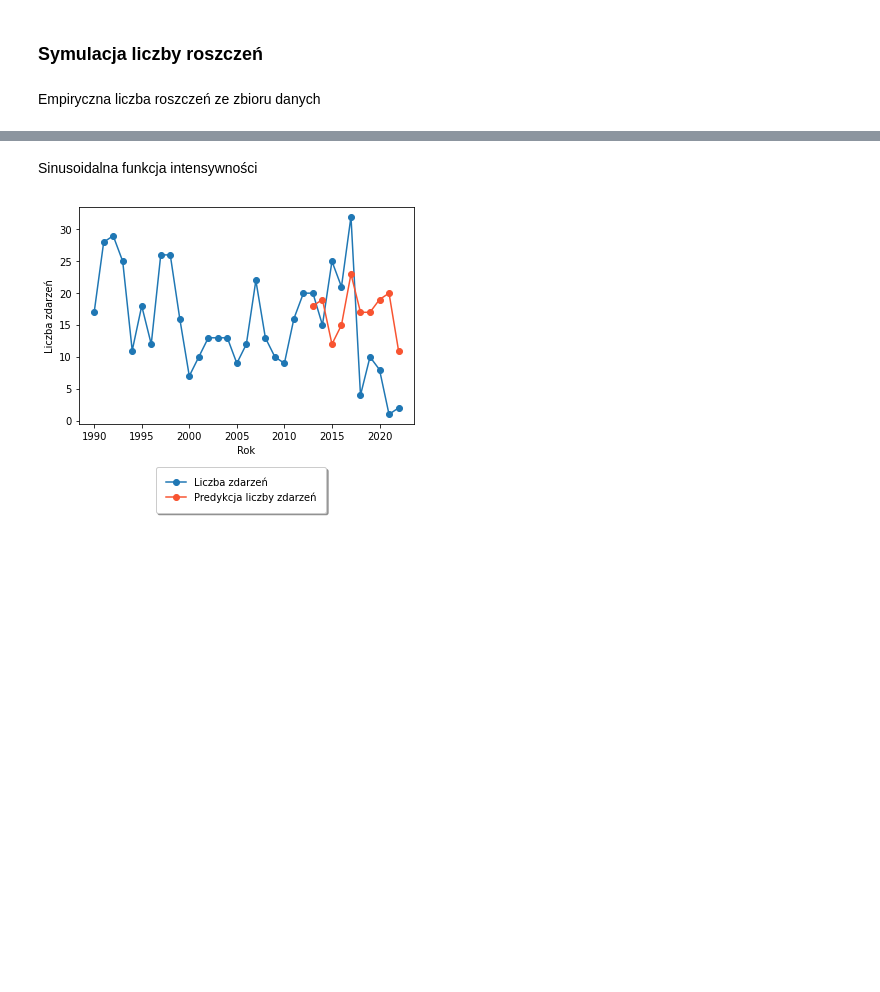
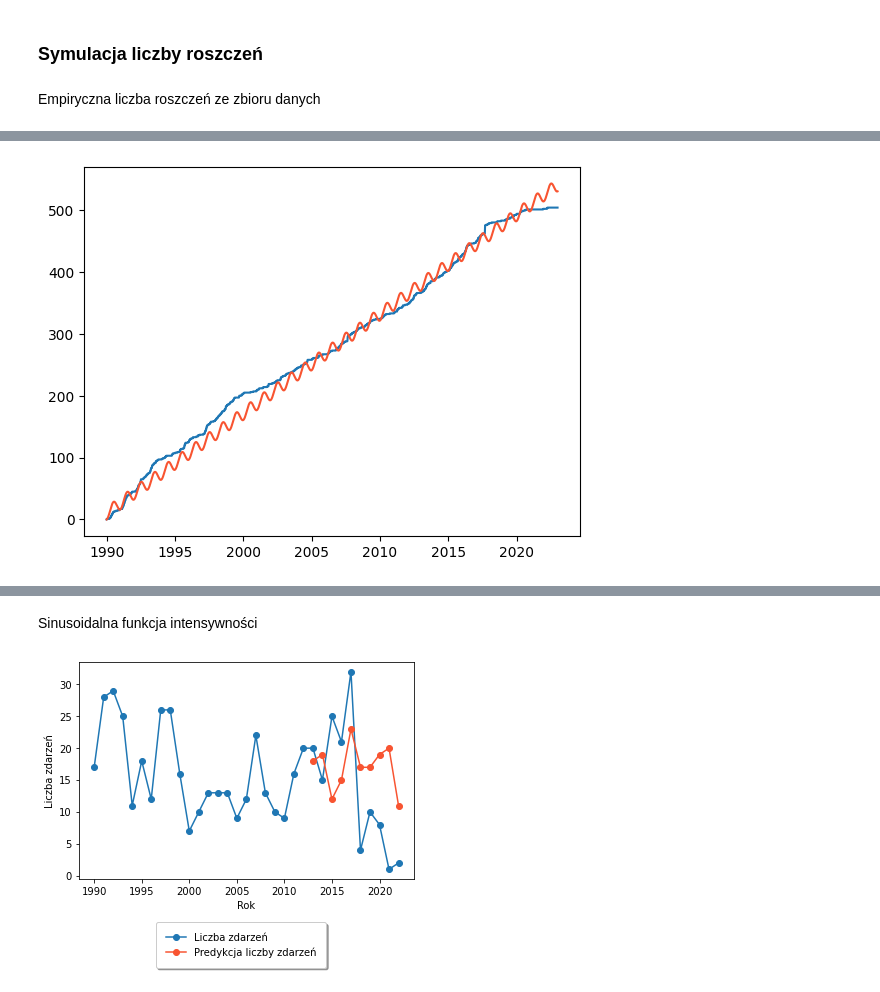
Before and after one commit to ndzadz/mgr, a Jupyter notebook: Symulacje.ipynb, the cells around one changed output, grey strips where cells are left out. Drawn from its saved outputs; the diff is of its cells as text; code cells hidden in the pictures; blank space fills up the shorter version.

```diff
--- a/Symulacje.ipynb
+++ b/Symulacje.ipynb
@@ -26,7 +56,7 @@ Empiryczna liczba roszczeń ze zbioru danych
 # %%
-T = pd.DataFrame({'t':[1990 + t/365 for t in range((datetime.datetime(2022,12,31)-datetime.datetime(1990,1,1)).days)]})
-N = pd.merge(T, data_wo[['t','Ind']], on='t', how='left').fillna(0).cumsum().assign(Year=np.floor(pd.merge(T, data_wo[['t','Ind']], on='t', how='left')['t']))
-n = pd.merge(T, data_wo[['t','Ind']], on='t', how='left').fillna(0).assign(Year=np.floor(pd.merge(T, data_wo[['t','Ind']], on='t', how='left')['t'])).groupby('Year').sum()['Ind']
+N = pd.merge(T, data_wo[['t','Ind']], on='t', how='left').fillna(0).groupby('t').sum().cumsum().assign(Year=np.floor(pd.merge(T, data_wo[['t','Ind']], on='t', how='left')['t']))
+N = N.assign(Year=np.floor(N.index))
+n = pd.merge(T, data_wo[['t','Ind']], on='t', how='left').fillna(0).groupby('t').sum().assign(Year=np.floor(pd.merge(T, data_wo[['t','Ind']], on='t', how='left')['t'])).groupby('Year').sum()['Ind']
 
 T_train = pd.DataFrame({'t':[1990 + t/365 for t in range((datetime.datetime(2013,1,6)-datetime.datetime(1990,1,1)).days)]})
 n_train = n[n.index<=2012]
@@ -51,0 +86,3 @@ minimize(nhpp_sin, params, bounds=bnds, method='L-BFGS-B')
+# %%
+t_a=T['t']-1990
+t_a
@@ -51,0 +102,21 @@ minimize(nhpp_sin, params, bounds=bnds, method='L-BFGS-B')
+# %%
+def cum_sin_int_fun(t,a,b,c):
+    """
+    Sinusoidalna funkcja intensywności.
+
+    Argumenty:
+        t: float
+            Funkcja intensywności
+        lambda_func_params: tab
+            Tablica zawierająca parametry funkcji intensywności.
+            W tym przypadku listę zawierającą: [lambda_0, lambda_1, lambda_2]
+    Zwraca:
+        float
+            Wartość funkcji intensywności.
+        float
+            Górne ograniczenie funkcji.
+            W tym przypadku lambda_0+lambda_1.
+    """
+    return a*t-b*np.cos(2*np.pi*(t-c))+b*np.cos(2*np.pi*c)
+# %%
+scipy.optimize.curve_fit(cum_sin_int_fun,xdata=t_a,ydata=N["Ind"])
@@ -51,0 +176,6 @@ minimize(nhpp_sin, params, bounds=bnds, method='L-BFGS-B')
+# %%
+plt.plot(N['Ind'], linestyle= '-')
+plt.plot(1990+t_a,cum_sin_int_fun(t_a,16.06997394, 10.18455347,  1.00150266), linestyle= '-',color="#f85431")
+plt.show()
+# %% [output]
+[figure, added]
```
Also changed, not shown: parts of 18 cells of this notebook, 2 other files.
